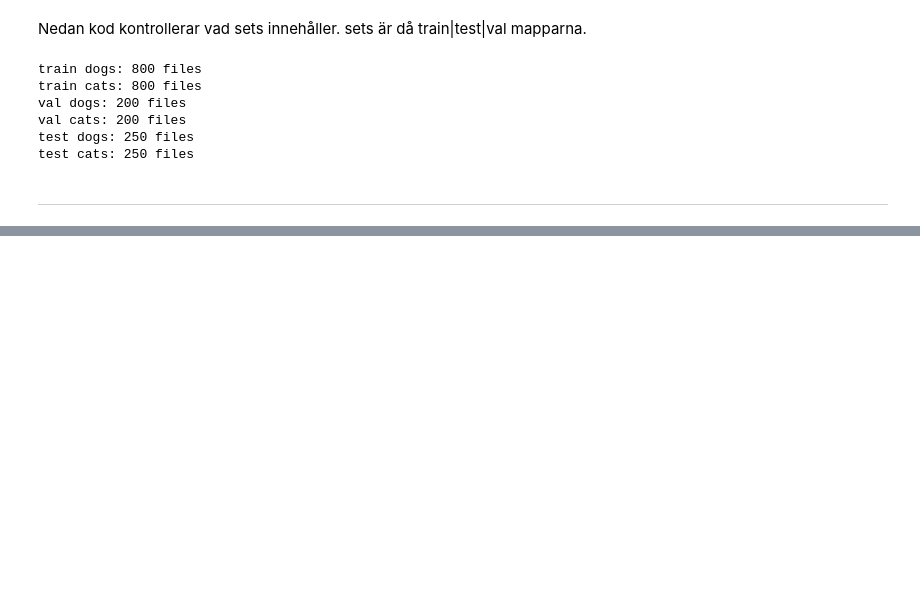
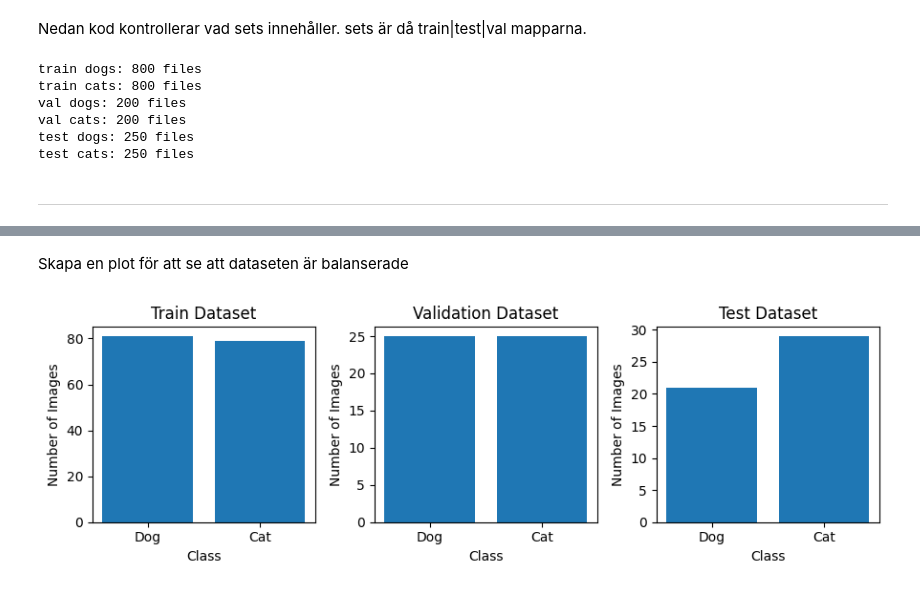
Before and after one commit to Utjiman/AI-Richard-Boden-OPA23, a Jupyter notebook: labs/Labb_2.ipynb, the cells around one changed output, grey strips where cells are left out. Saved outputs shown, nothing was run; the diff lists cells and outputs as text; code cells hidden in the pictures; blank space fills up the shorter version.

```diff
--- a/labs/Labb_2.ipynb
+++ b/labs/Labb_2.ipynb
@@ -206,0 +217,22 @@ Found 500 images belonging to 2 classes.
+# %% [markdown]
+Skapa en plot för att se att dataseten är balanserade
+# %%
+
+plt.figure(figsize=(9, 3))
+dataset_labels = ['Train', 'Validation', 'Test']
+all_labels = [train_labels, val_labels, test_labels]
+
+for i, labels in enumerate(all_labels):
+    # Count number of dogs and cats
+    dog_count = np.sum([label[0] for label in labels])
+    cat_count = np.sum([label[1] for label in labels])
+    plt.subplot(1, 3, i + 1)
+    plt.bar(['Dog', 'Cat'], [dog_count, cat_count])
+    plt.title(f'{dataset_labels[i]} Dataset')
+    plt.xlabel('Class')
+    plt.ylabel('Number of Images')
+
+plt.tight_layout()
+plt.show()
+# %% [output]
+[figure, added]
```
Also changed, not shown: parts of 13 cells of this notebook.
